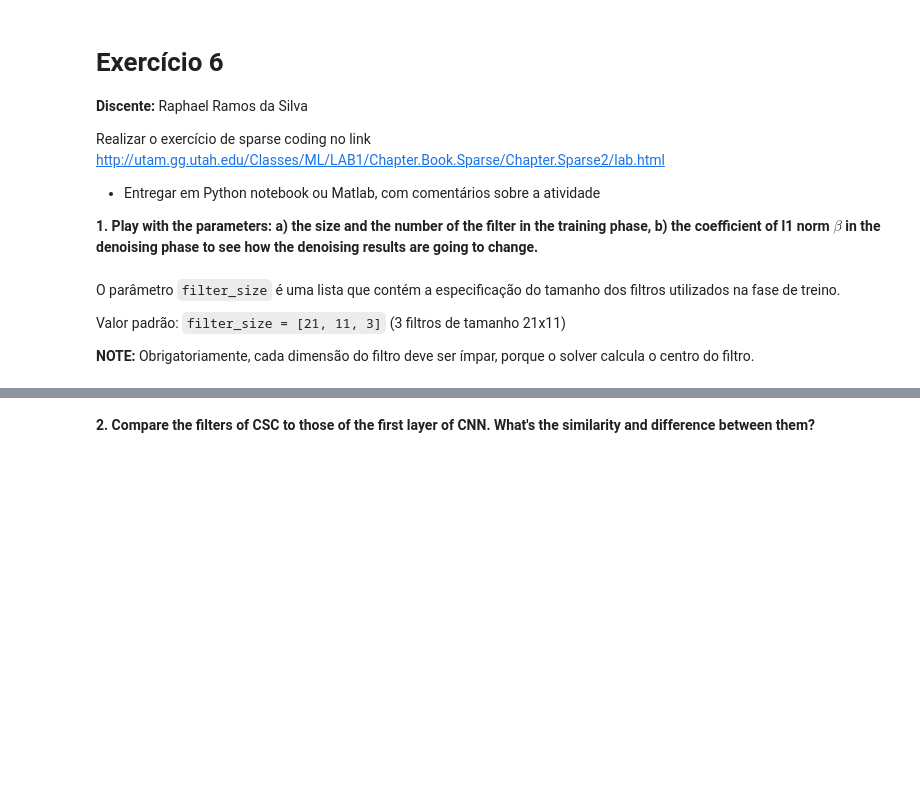
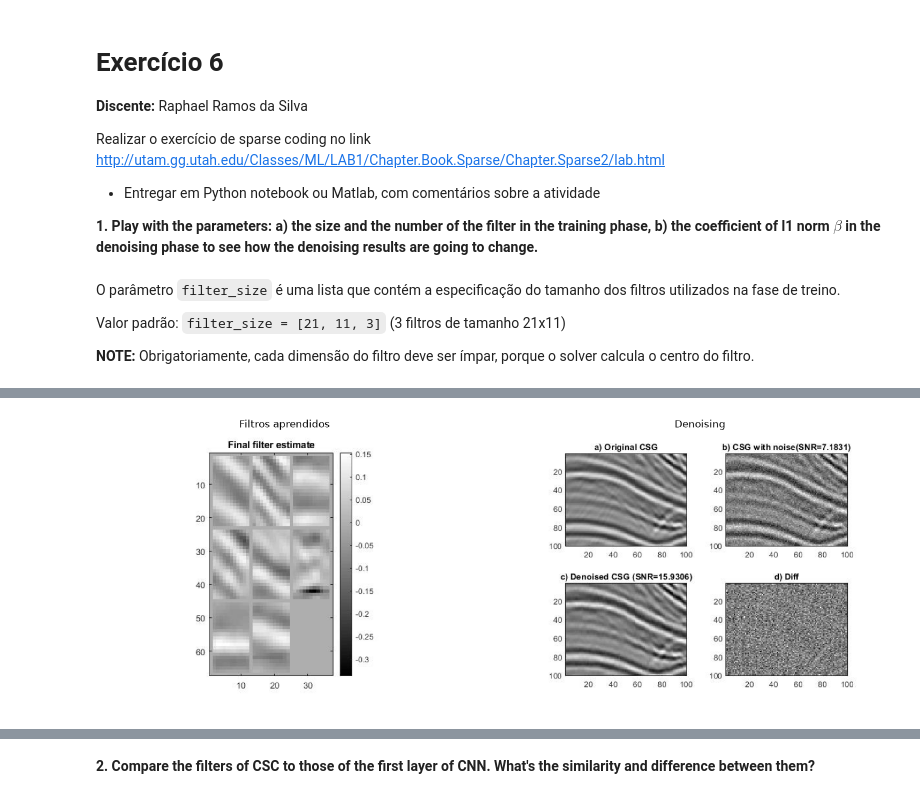
Before and after one commit to raphaelramosds/ppgeec2327, a Jupyter notebook: Exercicio6/Exercicio6_Raphael_Ramos.ipynb, the cells around one changed output, grey strips where cells are left out. Drawn from its saved outputs; the diff is of its cells as text; code cells hidden in the pictures; blank space fills up the shorter version.

```diff
--- a/Exercicio6/Exercicio6_Raphael_Ramos.ipynb
+++ b/Exercicio6/Exercicio6_Raphael_Ramos.ipynb
@@ -18,0 +45,6 @@ Valor padrão: `filter_size = [21, 11, 3]` (3 filtros de tamanho 21x11)
+# %%
+# [21, 11, 8] beta = 1.0
+mostrar([Q1 + 'training_phase_21_11_8.jpg', Q1 + 'denoising_21_11_8.jpg'],
+        ['Filtros aprendidos', 'Denoising'])
+# %% [output]
+[figure, added]
```
Also changed, not shown: parts of 14 cells of this notebook, 1 other file.
